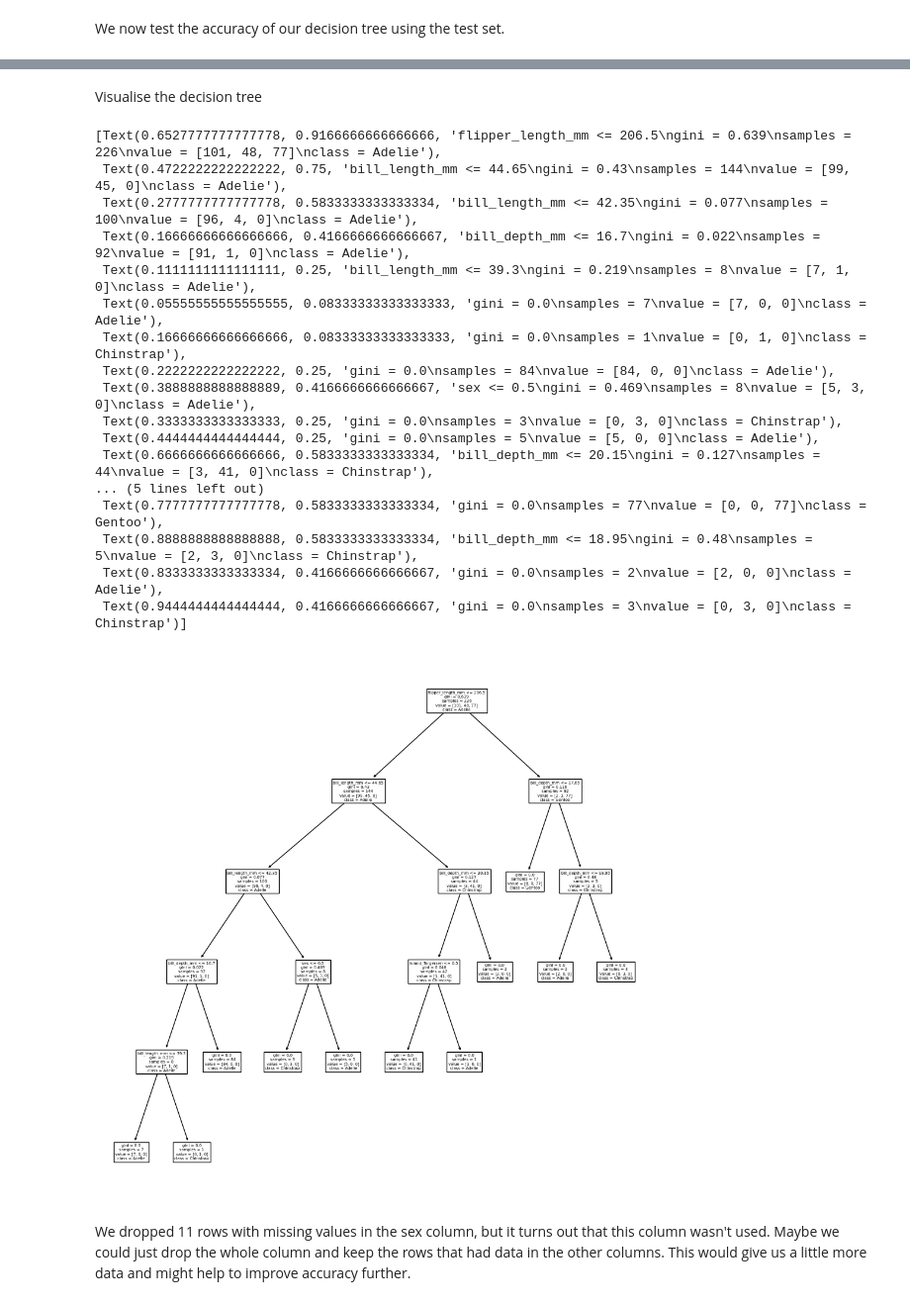
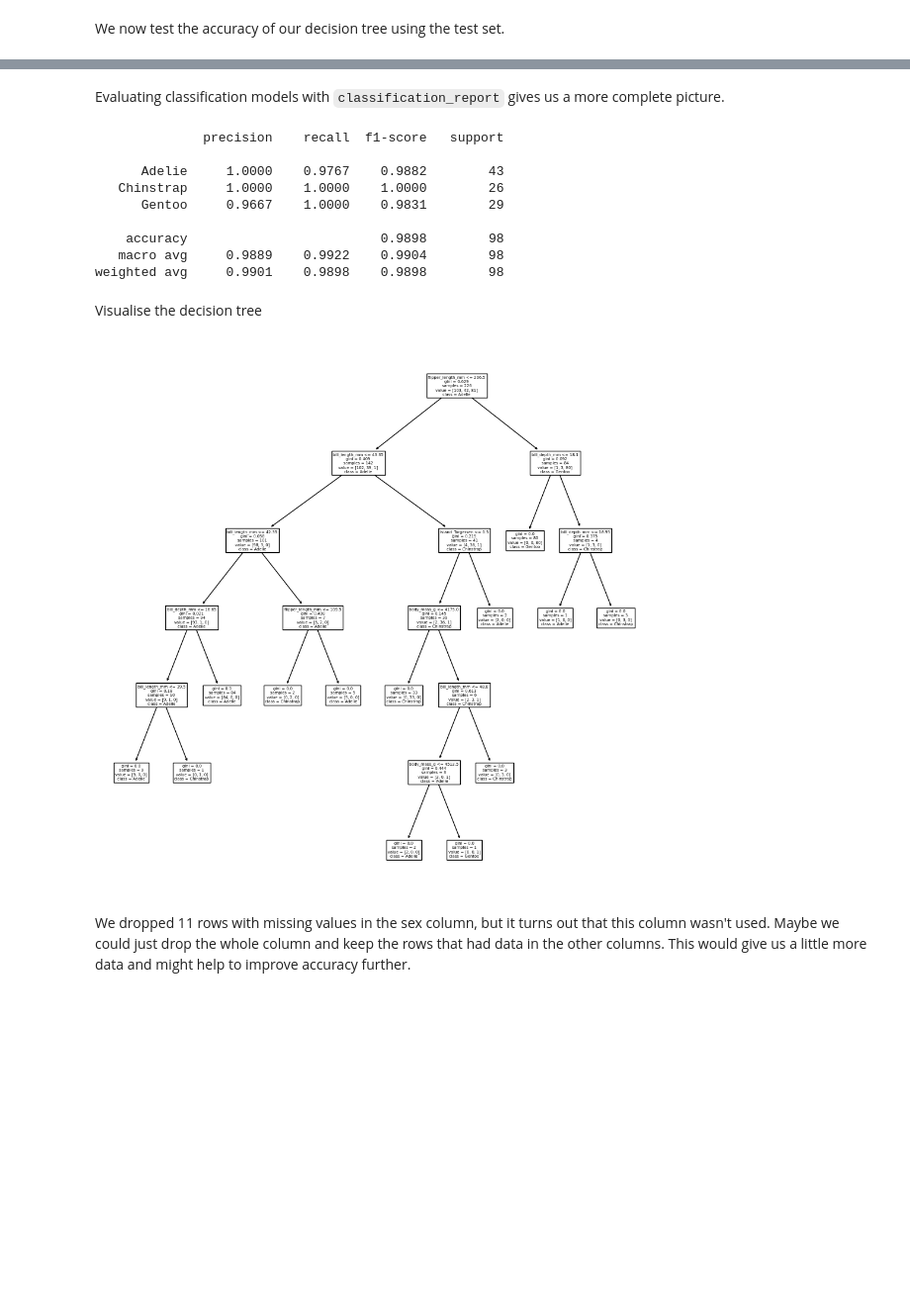
Before and after one commit to JohnMcKechnieGC/supervised-and-unsupervised-ml, a Jupyter notebook: classifying-penguins.ipynb, the cells around one changed output, grey strips where cells are left out. Shown at 99% size. Drawn from its saved outputs; the diff is of its cells as text; code cells hidden in the pictures; blank space fills up the shorter version.

```diff
--- a/classifying-penguins.ipynb
+++ b/classifying-penguins.ipynb
@@ -286,8 +296,7 @@ from sklearn.model_selection import train_test_split
 X_train, X_test, y_train, y_test = train_test_split(
     X,
     y,
-    test_size=0.3,
-    random_state=42)
+    test_size=0.3)
 # %%
 X_train.head()
 # %% [output]
@@ -353,0 +365,2 @@ accuracy_score(y_test, y_pred)
+# %% [markdown]
+Evaluating classification models with `classification_report` gives us a more complete picture.
@@ -354,3 +369,22 @@ accuracy_score(y_test, y_pred)
+# %%
+print(
+    classification_report(
+        y_test,
+        y_pred,
+        target_names=['Adelie', 'Chinstrap', 'Gentoo'],
+        digits=4
+    )
+)
+# %% [output]
+              precision    recall  f1-score   support
+
+      Adelie     1.0000    0.9767    0.9882        43
+   Chinstrap     1.0000    1.0000    1.0000        26
+      Gentoo     0.9667    1.0000    0.9831        29
+
+    accuracy                         0.9898        98
+   macro avg     0.9889    0.9922    0.9904        98
+weighted avg     0.9901    0.9898    0.9898        98
 # %% [markdown]
 Visualise the decision tree
 # %%
@@ -358,27 +392,12 @@ from sklearn.tree import plot_tree
 # %%
 plt.figure(figsize=(12, 12))  # set plot size (denoted in inches)
 plot_tree(clf,
           feature_names=list(X.columns),
-          class_names=['Adelie', 'Chinstrap', 'Gentoo'])
+          class_names=['Adelie', 'Chinstrap', 'Gentoo']
+          )
+plt.show()
 # %% [output]
-[Text(0.6527777777777778, 0.9166666666666666, 'flipper_length_mm <= 206.5\ngini = 0.639\nsamples = 226\nvalue = [101, 48, 77]\nclass = Adelie'),
- Text(0.4722222222222222, 0.75, 'bill_length_mm <= 44.65\ngini = 0.43\nsamples = 144\nvalue = [99, 45, 0]\nclass = Adelie'),
- Text(0.2777777777777778, 0.5833333333333334, 'bill_length_mm <= 42.35\ngini = 0.077\nsamples = 100\nvalue = [96, 4, 0]\nclass = Adelie'),
- Text(0.16666666666666666, 0.4166666666666667, 'bill_depth_mm <= 16.7\ngini = 0.022\nsamples = 92\nvalue = [91, 1, 0]\nclass = Adelie'),
- Text(0.1111111111111111, 0.25, 'bill_length_mm <= 39.3\ngini = 0.219\nsamples = 8\nvalue = [7, 1, 0]\nclass = Adelie'),
- Text(0.05555555555555555, 0.08333333333333333, 'gini = 0.0\nsamples = 7\nvalue = [7, 0, 0]\nclass = Adelie'),
- Text(0.16666666666666666, 0.08333333333333333, 'gini = 0.0\nsamples = 1\nvalue = [0, 1, 0]\nclass = Chinstrap'),
- Text(0.2222222222222222, 0.25, 'gini = 0.0\nsamples = 84\nvalue = [84, 0, 0]\nclass = Adelie'),
- Text(0.3888888888888889, 0.4166666666666667, 'sex <= 0.5\ngini = 0.469\nsamples = 8\nvalue = [5, 3, 0]\nclass = Adelie'),
- Text(0.3333333333333333, 0.25, 'gini = 0.0\nsamples = 3\nvalue = [0, 3, 0]\nclass = Chinstrap'),
- Text(0.4444444444444444, 0.25, 'gini = 0.0\nsamples = 5\nvalue = [5, 0, 0]\nclass = Adelie'),
- Text(0.6666666666666666, 0.5833333333333334, 'bill_depth_mm <= 20.15\ngini = 0.127\nsamples = 44\nvalue = [3, 41, 0]\nclass = Chinstrap'),
-... (5 lines left out)
- Text(0.7777777777777778, 0.5833333333333334, 'gini = 0.0\nsamples = 77\nvalue = [0, 0, 77]\nclass = Gentoo'),
- Text(0.8888888888888888, 0.5833333333333334, 'bill_depth_mm <= 18.95\ngini = 0.48\nsamples = 5\nvalue = [2, 3, 0]\nclass = Chinstrap'),
- Text(0.8333333333333334, 0.4166666666666667, 'gini = 0.0\nsamples = 2\nvalue = [2, 0, 0]\nclass = Adelie'),
- Text(0.9444444444444444, 0.4166666666666667, 'gini = 0.0\nsamples = 3\nvalue = [0, 3, 0]\nclass = Chinstrap')]
-[figure, old version]
+[figure, new version]
 # %% [markdown]
 We dropped 11 rows with missing values in the sex column, but it turns out that this column wasn't used. Maybe we could just drop the whole column and keep the rows that had data in the other columns. This would give us a little more data and might help to improve accuracy further.
 # %% [markdown]
```
Also changed, not shown: parts of 28 cells of this notebook.
